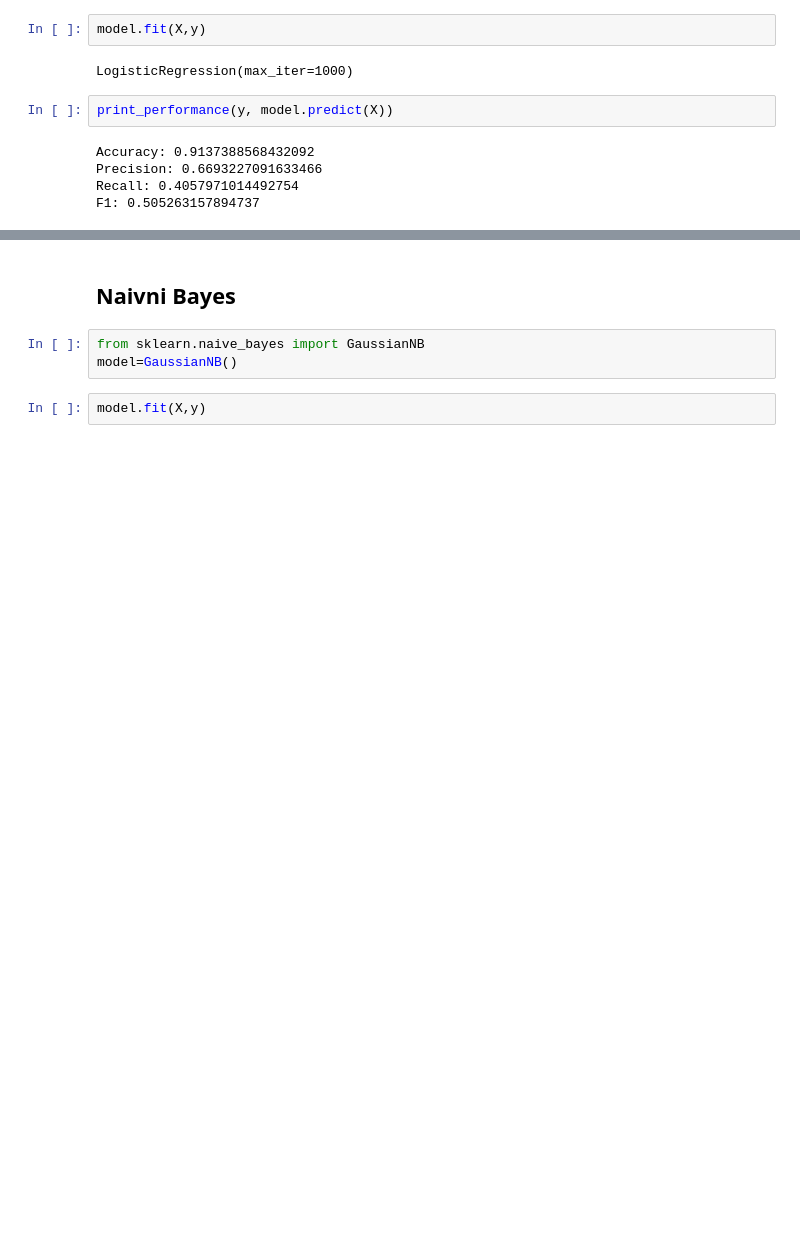
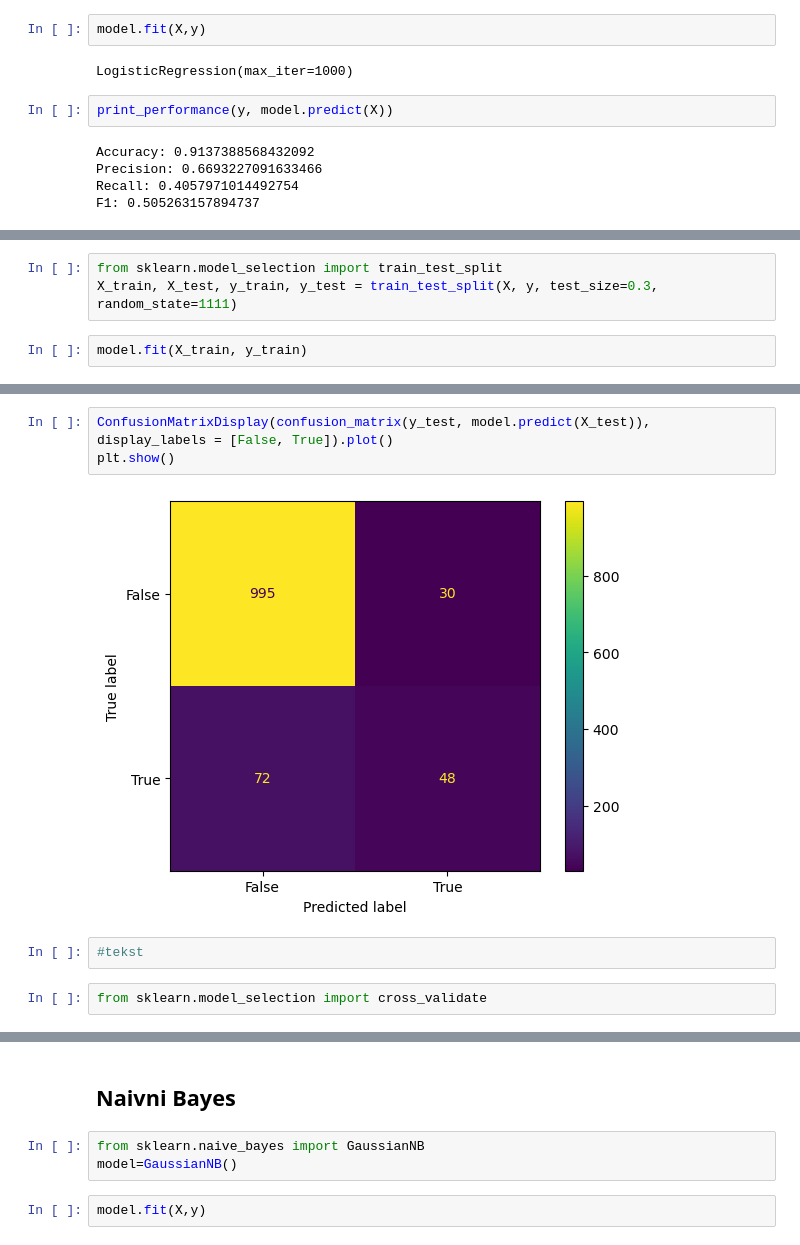
Before and after one commit to NemanjaGojkovic/Kori-enje-klasifikacije-i-klasterovanja-u-sistemu-banke, a Jupyter notebook: Klasifikacija (2. domaci).ipynb, the cells around one changed output, grey strips where cells are left out. Saved outputs shown, nothing was run; the diff lists cells and outputs as text; blank space fills up the shorter version.

Commit message:
Kreirani modeli podelom train/test i kros-validacijom

```diff
--- a/Klasifikacija (2. domaci).ipynb
+++ b/Klasifikacija (2. domaci).ipynb
@@ -105,0 +108,5 @@ plt.show()
+# %%
+from sklearn.model_selection import train_test_split
+X_train, X_test, y_train, y_test = train_test_split(X, y, test_size=0.3, random_state=1111)
+# %%
+model.fit(X_train, y_train)
@@ -105,0 +122,9 @@ plt.show()
+# %%
+ConfusionMatrixDisplay(confusion_matrix(y_test, model.predict(X_test)), display_labels = [False, True]).plot()
+plt.show()
+# %% [output]
+[figure, added]
+# %%
+#tekst
+# %%
+from sklearn.model_selection import cross_validate
```
Also changed, not shown: parts of 33 cells of this notebook.
